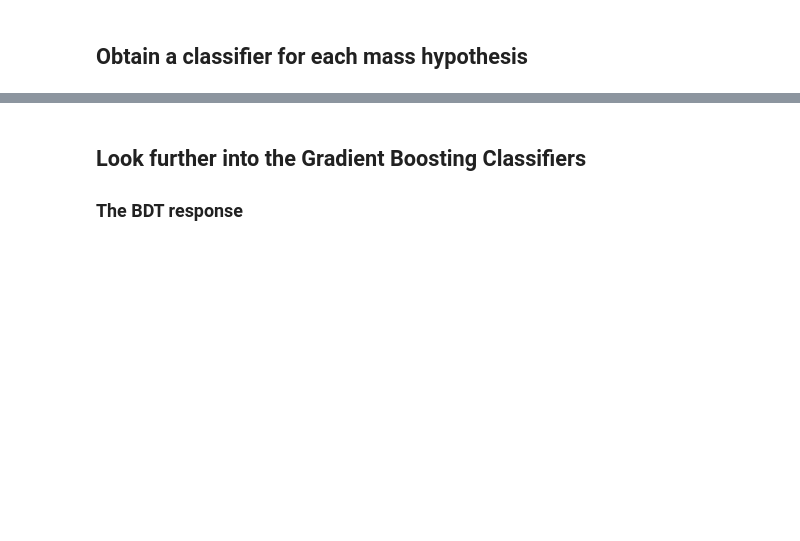
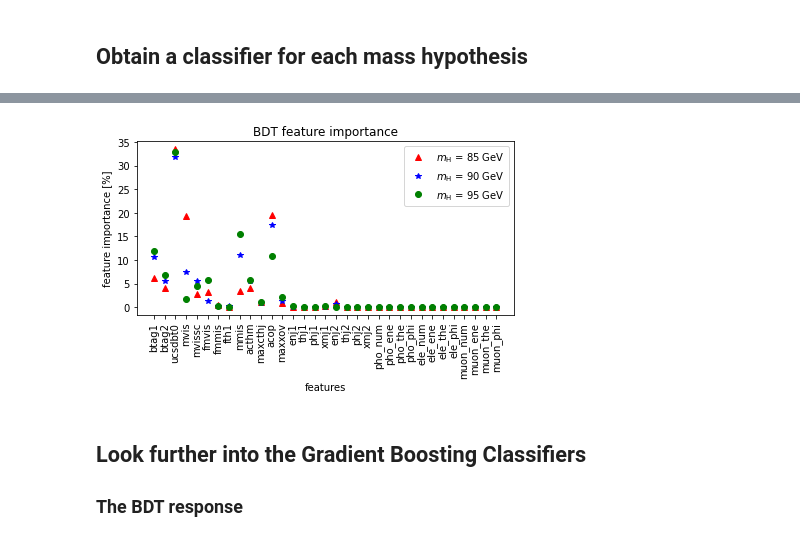
Before and after one commit to kunathj/Higgs-L3, a Jupyter notebook: 1-BDT.ipynb, the cells around one changed output, grey strips where cells are left out. Cells and saved outputs as stored; diff of their text form; code cells hidden in the pictures; blank space fills up the shorter version.

Commit message:
Fix imports after moving the .py files into module.

```diff
--- a/1-BDT.ipynb
+++ b/1-BDT.ipynb
@@ -64,13 +74,16 @@ for higgs_mass in helpers.higgs_hypotheses:
 # %%
 for higgs_mass, bdt in bdts.items():
-    plt.plot(100*bdt.feature_importances_, helpers.symbol[higgs_mass],
+    plt.plot(100*bdt.feature_importances_, symbol[higgs_mass],
              label=f"$m_\mathrm{{H}}$ = {higgs_mass[-2:]} GeV")
 plt.title("BDT feature importance")
 plt.xlabel("features")
 plt.ylabel("feature importance [%]")
 plt.xticks(np.arange(len(X_train.columns)), X_train.columns, rotation=90)
 plt.legend()
-plt.savefig("plots/bdt_feature_importance.png")
+plt.tight_layout()
+plt.savefig("plots/bdt_feature_importance.png", facecolor="white")
+# %% [output]
+[figure, added]
 # %% [markdown]
 ## Look further into the Gradient Boosting Classifiers
 
```
Also changed, not shown: parts of 6 cells of this notebook, 6 other files.
